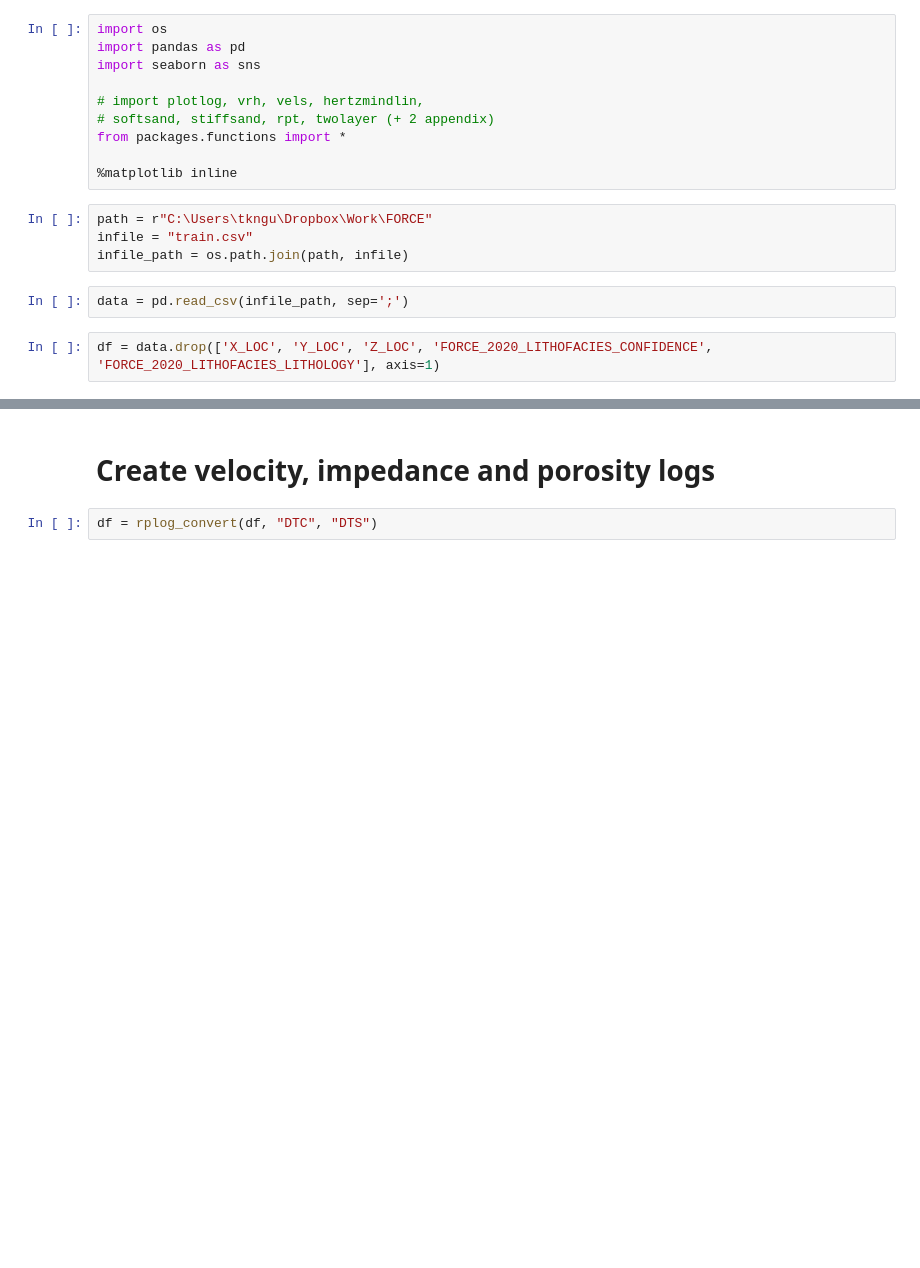
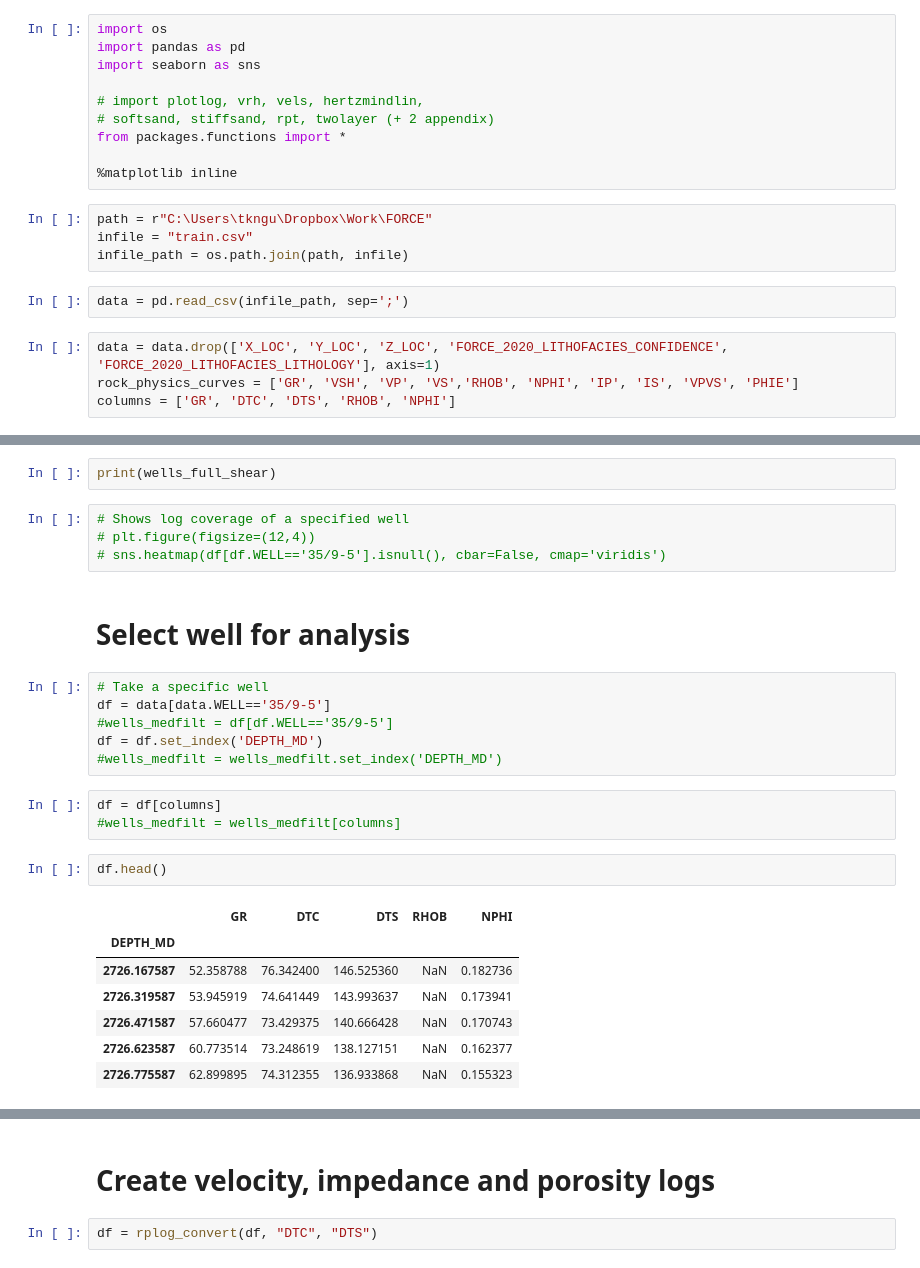
Before and after one commit to ABDunbar/Quantitative_Seismic_Interpretation, a Jupyter notebook: seismic_rock_physics_FORCE_wells.ipynb, the cells around one changed output, grey strips where cells are left out. Saved outputs shown, nothing was run; the diff lists cells and outputs as text; blank space fills up the shorter version.

```diff
--- a/seismic_rock_physics_FORCE_wells.ipynb
+++ b/seismic_rock_physics_FORCE_wells.ipynb
@@ -19,4 +19,6 @@ infile_path = os.path.join(path, infile)
 # %%
 data = pd.read_csv(infile_path, sep=';')
 # %%
-df = data.drop(['X_LOC', 'Y_LOC', 'Z_LOC', 'FORCE_2020_LITHOFACIES_CONFIDENCE', 'FORCE_2020_LITHOFACIES_LITHOLOGY'], axis=1)
+data = data.drop(['X_LOC', 'Y_LOC', 'Z_LOC', 'FORCE_2020_LITHOFACIES_CONFIDENCE', 'FORCE_2020_LITHOFACIES_LITHOLOGY'], axis=1)
+rock_physics_curves = ['GR', 'VSH', 'VP', 'VS','RHOB', 'NPHI', 'IP', 'IS', 'VPVS', 'PHIE']
+columns = ['GR', 'DTC', 'DTS', 'RHOB', 'NPHI']
@@ -22,0 +43,27 @@ df = data.drop(['X_LOC', 'Y_LOC', 'Z_LOC', 'FORCE_2020_LITHOFACIES_CONFIDENCE',
+# %%
+print(wells_full_shear)
+# %%
+# Shows log coverage of a specified well
+# plt.figure(figsize=(12,4))
+# sns.heatmap(df[df.WELL=='35/9-5'].isnull(), cbar=False, cmap='viridis')
+# %% [markdown]
+# Select well for analysis
+# %%
+# Take a specific well
+df = data[data.WELL=='35/9-5']
+#wells_medfilt = df[df.WELL=='35/9-5']
+df = df.set_index('DEPTH_MD')
+#wells_medfilt = wells_medfilt.set_index('DEPTH_MD')
+# %%
+df = df[columns]
+#wells_medfilt = wells_medfilt[columns]
+# %%
+df.head()
+# %% [output]
+|  | GR | DTC | DTS | RHOB | NPHI |
+| DEPTH_MD |  |  |  |  |  |
+| 2726.167587 | 52.358788 | 76.342400 | 146.525360 | NaN | 0.182736 |
+| 2726.319587 | 53.945919 | 74.641449 | 143.993637 | NaN | 0.173941 |
+| 2726.471587 | 57.660477 | 73.429375 | 140.666428 | NaN | 0.170743 |
+| 2726.623587 | 60.773514 | 73.248619 | 138.127151 | NaN | 0.162377 |
+| 2726.775587 | 62.899895 | 74.312355 | 136.933868 | NaN | 0.155323 |
```
Also changed, not shown: parts of 36 cells of this notebook.
